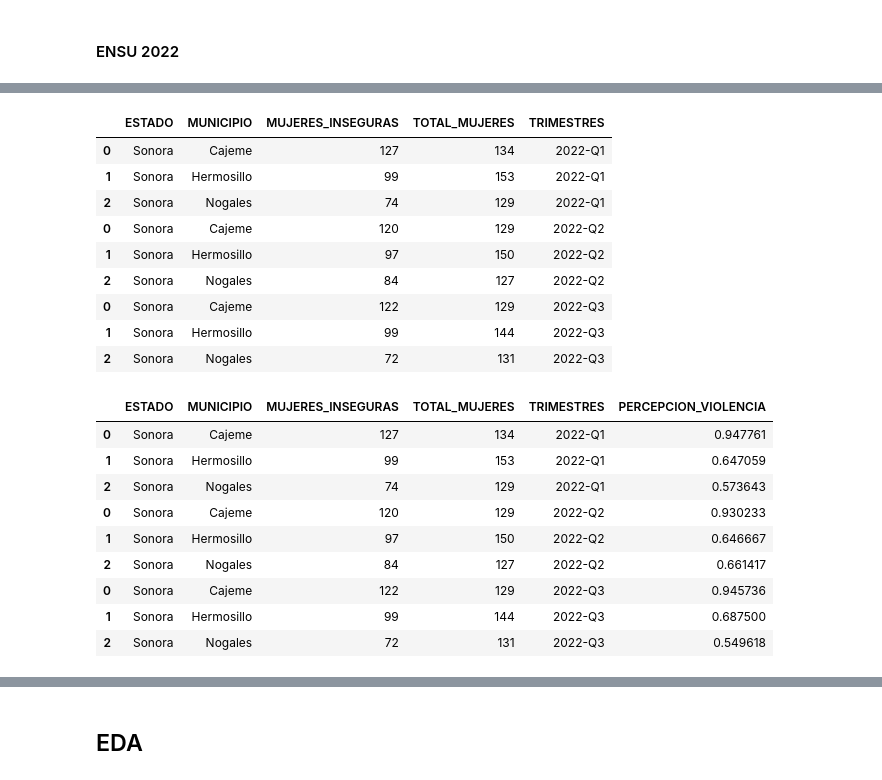
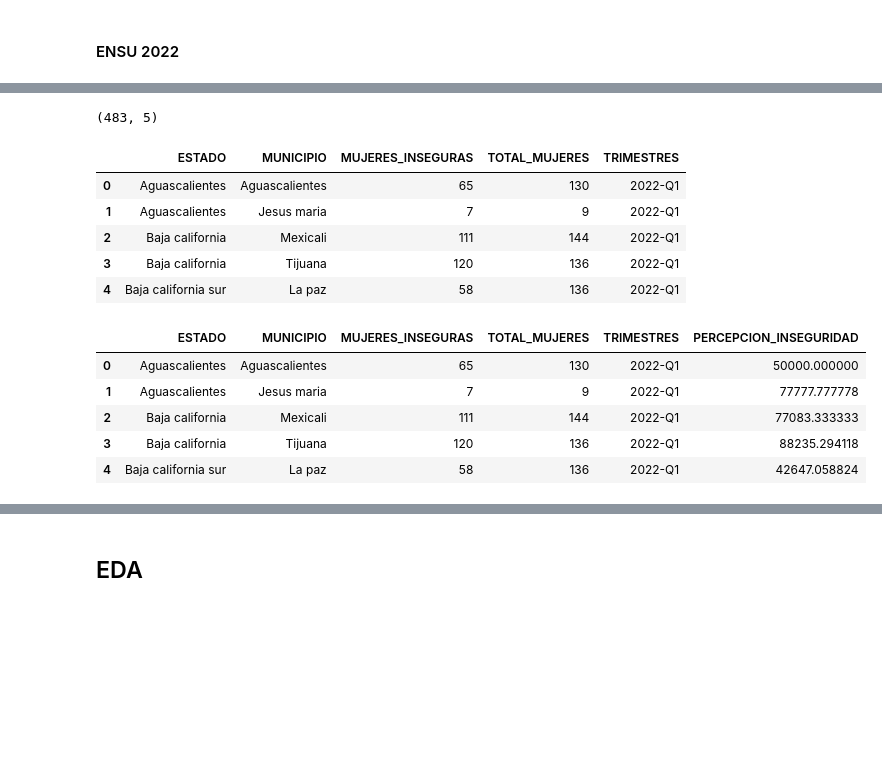
Before and after one commit to Lay94/mcd-unison-proyecto2, a Jupyter notebook: analizando_datos.ipynb, the cells around one changed output, grey strips where cells are left out. Cells and saved outputs as stored; diff of their text form; code cells hidden in the pictures; blank space fills up the shorter version.

```diff
--- a/analizando_datos.ipynb
+++ b/analizando_datos.ipynb
@@ -231,0 +337,7 @@ df_sesnsp_crimenes.head()
+# %%
+# Definiendo variables para quitar acentos
+con_acentos,sin_acentos = 'áéíóúüñÁÉÍÓÚÜÑ','aeiouunAEIOUUN'
+trans = str.maketrans(con_acentos,sin_acentos)
+
+# Quitando acentos a la columna MUNICIPIO
+df_sesnsp_crimenes_pobl['MUNICIPIO'] = df_sesnsp_crimenes_pobl.MUNICIPIO.str.translate(trans)
@@ -232,11 +361,11 @@ df_sesnsp_crimenes.head()
 # %% [markdown]
 #### ENSU 2022
 # %%
-#Obteniendo datos sobre la cantidad de mujeres encuestadas en Sonora
+#Obteniendo datos sobre la cantidad de mujeres encuestadas
 
-df_mujer_1t = df_1t[(df_1t['SEXO'] == 2) & (df_1t['CVE_ENT'] == 26)]
-df_mujer_2t = df_2t[(df_2t['SEXO'] == 2) & (df_2t['CVE_ENT'] == 26)]
-df_mujer_3t = df_3t[(df_3t['SEXO'] == 2) & (df_3t['CVE_ENT'] == 26)]
+df_mujer_1t = df_1t[(df_1t['SEXO'] == 2)]
+df_mujer_2t = df_2t[(df_2t['SEXO'] == 2)]
+df_mujer_3t = df_3t[(df_3t['SEXO'] == 2)]
 df_mujer_2t.head()
 # %% [output]
 |  | ID_VIV | ID_PER | UPM | VIV_SEL | R_SEL | CVE_ENT | NOM_ENT | CVE_MUN | NOM_MUN | LOC | ... | ... |
@@ -291,5 +424,26 @@ violencia_estados_3.head()
 # %%
-# Creando dataframe de percepción de seguridad de la mujer
+## Creando dataframe de percepción de inseguridad de la mujer
+
 violencia_percepcion_1 = pd.merge(violencia_estados_1, df_encuesta_1, on=['NOM_ENT', 'NOM_MUN'] )
 violencia_percepcion_2 = pd.merge(violencia_estados_2, df_encuesta_2, on=['NOM_ENT', 'NOM_MUN'] )
 violencia_percepcion_3 = pd.merge(violencia_estados_3, df_encuesta_3, on=['NOM_ENT', 'NOM_MUN'] )
+
+#Eliminando columnas como índices
+violencia_percepcion_1.reset_index(inplace=True)
+violencia_percepcion_2.reset_index(inplace=True)
+violencia_percepcion_3.reset_index(inplace=True)
+
+#Normalizando nombres de los estados y municipios
+violencia_percepcion_1['NOM_ENT'] = [ent.lower().capitalize() for ent in violencia_percepcion_1['NOM_ENT']]
+violencia_percepcion_1['NOM_MUN'] = [mun.lower().capitalize() for mun in violencia_percepcion_1['NOM_MUN']]
+violencia_percepcion_1['NOM_MUN'] = violencia_percepcion_1.NOM_MUN.str.translate(trans)
+
+violencia_percepcion_2['NOM_ENT'] = [ent.lower().capitalize() for ent in violencia_percepcion_2['NOM_ENT']]
+violencia_percepcion_2['NOM_MUN'] = [mun.lower().capitalize() for mun in violencia_percepcion_2['NOM_MUN']]
+violencia_percepcion_2['NOM_MUN'] = violencia_percepcion_2.NOM_MUN.str.translate(trans)
+
+violencia_percepcion_3['NOM_ENT'] = [ent.lower().capitalize() for ent in violencia_percepcion_3['NOM_ENT']]
+violencia_percepcion_3['NOM_MUN'] = [mun.lower().capitalize() for mun in violencia_percepcion_3['NOM_MUN']]
+violencia_percepcion_3['NOM_MUN'] = violencia_percepcion_3.NOM_MUN.str.translate(trans)
+
+violencia_percepcion_3.head()
@@ -312,33 +457,28 @@ violencia_percepcion_3.head()
 # %%
 # Concatenando los datos de los tres trimestres
 violencia_percepcion = pd.concat([violencia_percepcion_1, violencia_percepcion_2, violencia_percepcion_3], axis=0)
+violencia_percepcion.shape
+# %% [output]
+(483, 5)
 # %%
 violencia_percepcion.columns = ['ESTADO', 'MUNICIPIO', 'MUJERES_INSEGURAS', 'TOTAL_MUJERES', 'TRIMESTRES']
-violencia_percepcion
+violencia_percepcion.head()
 # %% [output]
 |  | ESTADO | MUNICIPIO | MUJERES_INSEGURAS | TOTAL_MUJERES | TRIMESTRES |
-| 0 | Sonora | Cajeme | 127 | 134 | 2022-Q1 |
-| 1 | Sonora | Hermosillo | 99 | 153 | 2022-Q1 |
-| 2 | Sonora | Nogales | 74 | 129 | 2022-Q1 |
-| 0 | Sonora | Cajeme | 120 | 129 | 2022-Q2 |
-| 1 | Sonora | Hermosillo | 97 | 150 | 2022-Q2 |
-| 2 | Sonora | Nogales | 84 | 127 | 2022-Q2 |
-| 0 | Sonora | Cajeme | 122 | 129 | 2022-Q3 |
-| 1 | Sonora | Hermosillo | 99 | 144 | 2022-Q3 |
-| 2 | Sonora | Nogales | 72 | 131 | 2022-Q3 |
+| 0 | Aguascalientes | Aguascalientes | 65 | 130 | 2022-Q1 |
+| 1 | Aguascalientes | Jesus maria | 7 | 9 | 2022-Q1 |
+| 2 | Baja california | Mexicali | 111 | 144 | 2022-Q1 |
+| 3 | Baja california | Tijuana | 120 | 136 | 2022-Q1 |
+| 4 | Baja california sur | La paz | 58 | 136 | 2022-Q1 |
 # %%
-# Tasa de prevalencia de la violencia: MUJERES_VIOLENTADAS/TOTAL_MUJERES
-violencia_percepcion['PERCEPCION_VIOLENCIA'] =  violencia_percepcion['MUJERES_INSEGURAS']/violencia_percepcion['TOTAL_MUJERES']
+# Tasa de percepción de inseguridad por cada 100 mil habitantes: MUJERES_VIOLENTADAS/TOTAL_MUJERES*100 000
+violencia_percepcion['PERCEPCION_INSEGURIDAD'] =  violencia_percepcion['MUJERES_INSEGURAS']/violencia_percepcion['TOTAL_MUJERES']*100000
 
-violencia_percepcion
+violencia_percepcion.head()
 # %% [output]
-|  | ESTADO | MUNICIPIO | MUJERES_INSEGURAS | TOTAL_MUJERES | TRIMESTRES | PERCEPCION_VIOLENCIA |
-| 0 | Sonora | Cajeme | 127 | 134 | 2022-Q1 | 0.947761 |
-| 1 | Sonora | Hermosillo | 99 | 153 | 2022-Q1 | 0.647059 |
-| 2 | Sonora | Nogales | 74 | 129 | 2022-Q1 | 0.573643 |
-| 0 | Sonora | Cajeme | 120 | 129 | 2022-Q2 | 0.930233 |
-| 1 | Sonora | Hermosillo | 97 | 150 | 2022-Q2 | 0.646667 |
-| 2 | Sonora | Nogales | 84 | 127 | 2022-Q2 | 0.661417 |
-| 0 | Sonora | Cajeme | 122 | 129 | 2022-Q3 | 0.945736 |
-| 1 | Sonora | Hermosillo | 99 | 144 | 2022-Q3 | 0.687500 |
-| 2 | Sonora | Nogales | 72 | 131 | 2022-Q3 | 0.549618 |
+|  | ESTADO | MUNICIPIO | MUJERES_INSEGURAS | TOTAL_MUJERES | TRIMESTRES | PERCEPCION_INSEGURIDAD |
+| 0 | Aguascalientes | Aguascalientes | 65 | 130 | 2022-Q1 | 50000.000000 |
+| 1 | Aguascalientes | Jesus maria | 7 | 9 | 2022-Q1 | 77777.777778 |
+| 2 | Baja california | Mexicali | 111 | 144 | 2022-Q1 | 77083.333333 |
+| 3 | Baja california | Tijuana | 120 | 136 | 2022-Q1 | 88235.294118 |
+| 4 | Baja california sur | La paz | 58 | 136 | 2022-Q1 | 42647.058824 |
```
Also changed, not shown: parts of 47 cells of this notebook, 3 other files.
